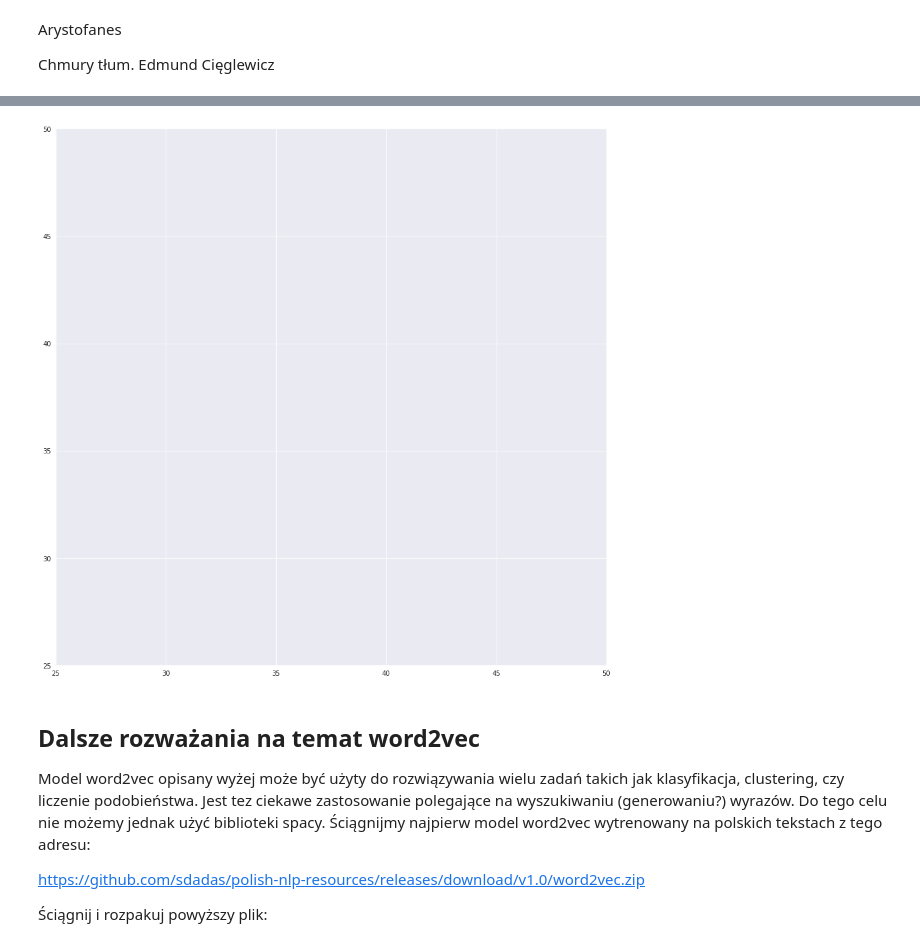
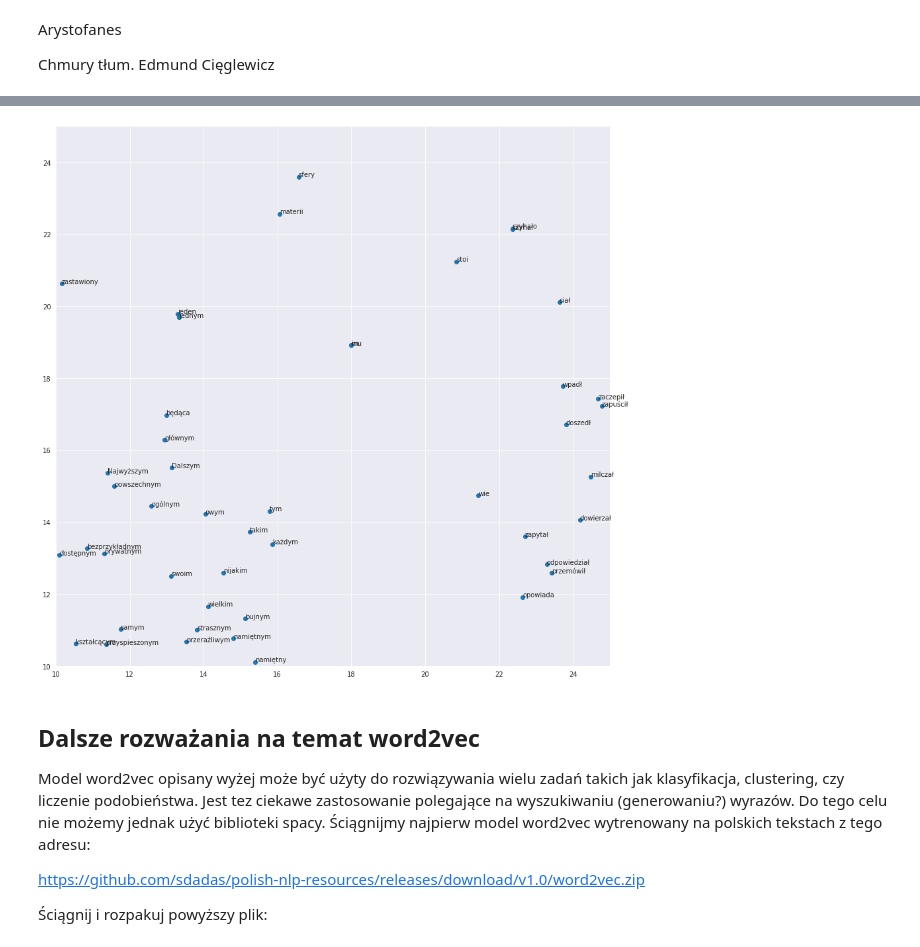
Before and after one commit to NonRelDat/twitt, a Jupyter notebook: WstępDoNLP.ipynb, the cells around one changed output, grey strips where cells are left out. Saved outputs shown, nothing was run; the diff lists cells and outputs as text; code cells hidden in the pictures.

```diff
--- a/WstępDoNLP.ipynb
+++ b/WstępDoNLP.ipynb
@@ -73,7 +73,7 @@ W wyniku otrzymamy objekt reprezentujący cały dokument. Dokumetacja jest dost
 
 Zacznijmy od sprawdzenia jak sobie biblioteka poradziła z podziałem tekstu na zdania. Przeiteruj wszystkie elementy `sents` dokumentu i wypisz metodą print:
 # %%
-for sent in doc.sents:
+for sent in text.sents:
   print(sent)
 # %% [output]
 Szanowny Panie Marszałku!
@@ -106,7 +106,7 @@ Dla każdego tokenu wypisz:
 * `lemma_` - lemat wyrazu
 * `morp_` - szczegółowy opis morfologii wyrazu
 # %%
-sentences = [sent for sent in doc.sents]
-sent = sentences[14]
+sentences = [sent for sent in text.sents]
+sent = sentences[2]
 print(sent)
 # %% [output]
@@ -335,6 +312,6 @@ plt.ylim((0,5))
 
 
 for key, (x,y) in new_dict.items():
-  if x > 0 and x < 5 and y > 0 and y < 5:
+  if x in range (0, 5) and y in range (0, 5):
     plt.gca().text(x, y, key)
 # %% [output]
@@ -353,5 +330,6 @@ text = "Czy przyda się mówić prawdę w żartobliwy i dowcipny sposób? Czy wy
 # %%
 docG = nlp(text)
+sentencesG = [sent for sent in docG.sents]
 # %%
 token_vect_dictG = {}
 for sent in sentencesG:
@@ -383,15 +356,15 @@ plt.scatter(np.hsplit(GX_embedded,2)[0], np.hsplit(GX_embedded,2)[1])
 # %%
 plt.figure(figsize=(15,15))
 sns.set_style('darkgrid')
 plt.scatter(np.hsplit(GX_embedded,2)[0], np.hsplit(GX_embedded,2)[1])
-plt.xlim((25,50))
-plt.ylim((25,50))
+plt.xlim((10,25))
+plt.ylim((10,25))
 
 for key, (x,y) in new_dictG.items():
-  if x > 25 and x < 50 and y > 25 and y < 50:
+  if x > 10 and x < 25 and y > 10 and y < 25:
     plt.gca().text(x, y, key)
 # %% [output]
-[figure, old version]
+[figure, new version]
 # %% [markdown]
 ## Dalsze rozważania na temat word2vec
 
```
Also changed, not shown: parts of 44 cells of this notebook.
